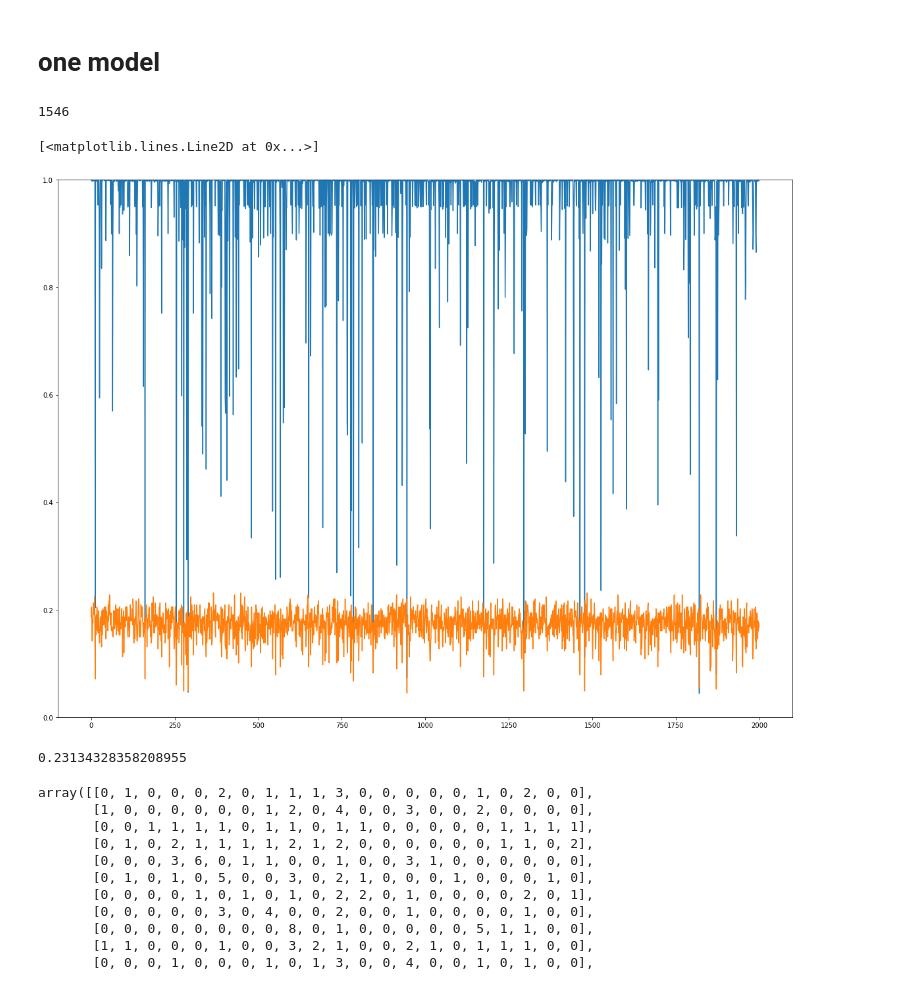
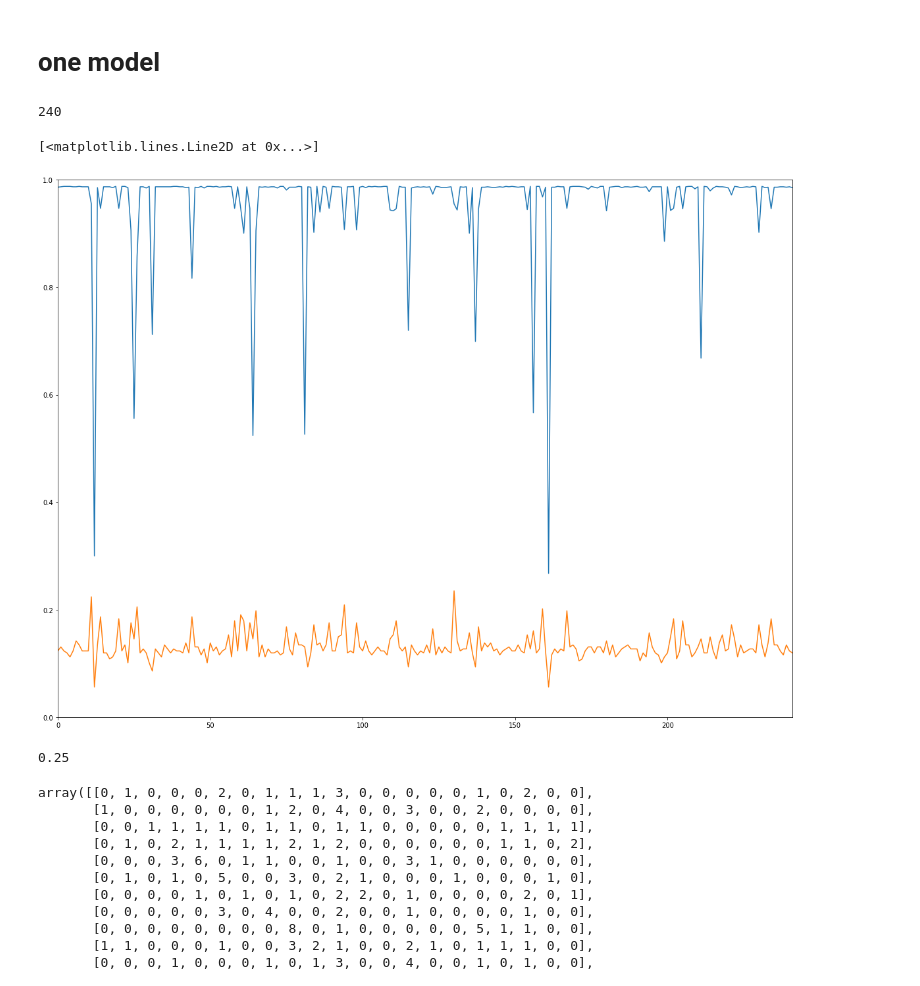
Before and after one commit to NickFleece/Thesis, a Jupyter notebook: skeleton-action-recognition/jhmdb/eval_models.ipynb, the cells around one changed output. Cells and saved outputs as stored; diff of their text form; code cells hidden in the pictures.

```diff
--- a/skeleton-action-recognition/jhmdb/eval_models.ipynb
+++ b/skeleton-action-recognition/jhmdb/eval_models.ipynb
@@ -59,45 +59,55 @@ m_4.9.3 - 0.22014925373134328
 # one model
 # %%
 #Change this to the version you want
-VERSION = "long"
+VERSION = "v3-0.01-8"
 
 model_path = f"{result_dir}/m_{VERSION}"
 
 training_accs = []
 testing_accs = []
 
 max_epoch = None
 
 max_testing_acc = 0
 
-for e in tqdm(os.listdir(model_path)):
+model_files = os.listdir(model_path)
+new_model_files = []
+for mf in model_files:
+    if mf == 'model': continue
+    new_model_files.append(int(mf))
+
+new_model_files.sort()
+model_files = new_model_files
+
+for e in tqdm(model_files):
 
     if e == 'model' : continue
 
     res = torch.load(f"{model_path}/{e}", map_location=torch.device('cpu'))
 
     training_accs.append(accuracy_score(res['train_actual'], res['train_predicted']))
     testing_accs.append(accuracy_score(res['val_actual'], res['val_predicted']))
 
     if accuracy_score(res['val_actual'], res['val_predicted']) > max_testing_acc:
         max_conf_matrix = confusion_matrix(res['val_actual'], res['val_predicted'])
         max_epoch = e
         max_testing_acc = accuracy_score(res['val_actual'], res['val_predicted'])
 
 print(max_epoch)
 
 plt.figure(figsize=(20,15))
 plt.ylim(0,1)
+# plt.xlim(0,241)
 plt.plot(range(len(training_accs)), training_accs)
 plt.plot(range(len(testing_accs)), testing_accs)
 # %% [output]
-1546
+240
 [<matplotlib.lines.Line2D at 0x...>]
-[figure, old version]
+[figure, new version]
 # %%
 max(testing_accs)
 # %% [output]
-0.23134328358208955
+0.25
 # %%
 max_conf_matrix
 # %% [output]
```
Also changed, not shown: 1 other file.
